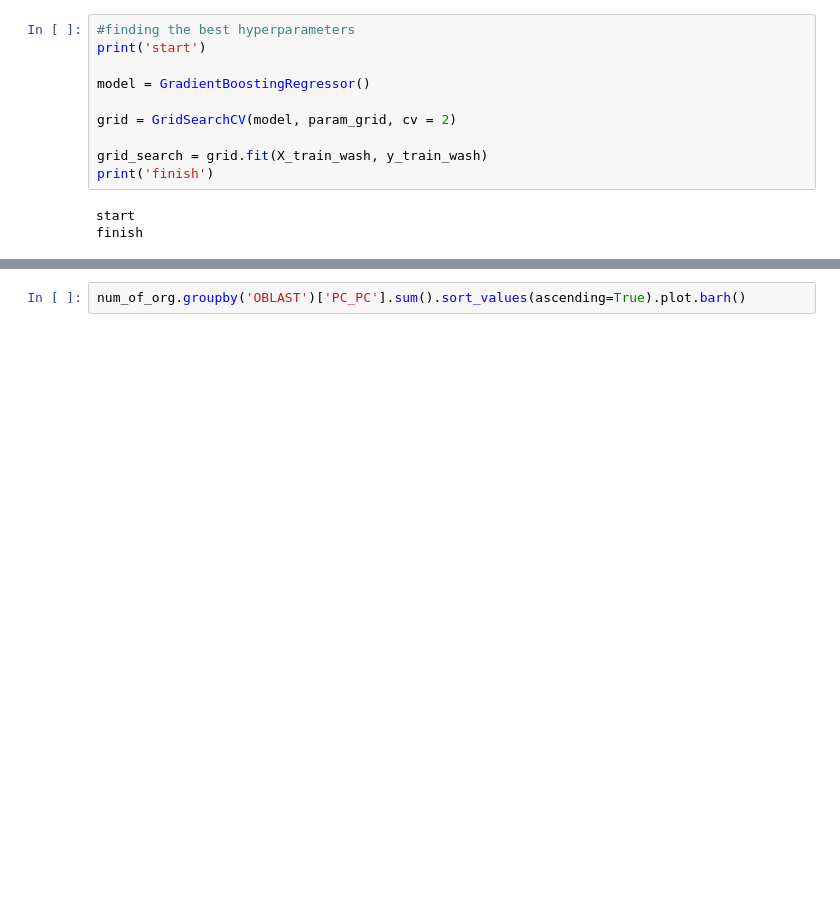
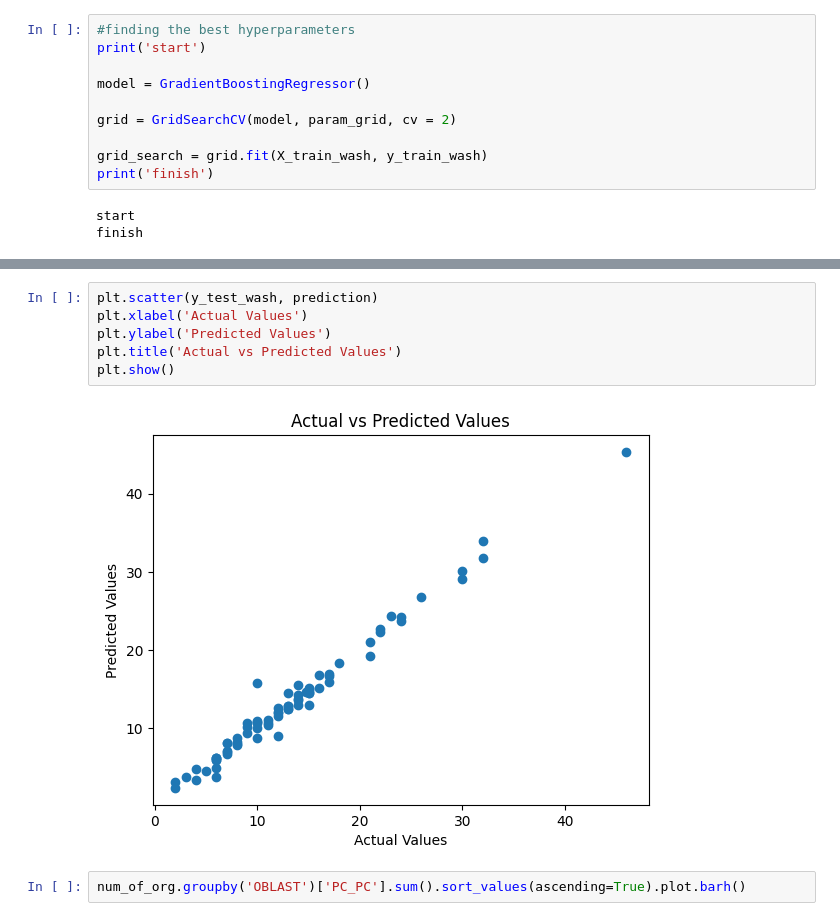
Before and after one commit to reo113/GuideHouse_Project, a Jupyter notebook: guidehouse.ipynb, the cells around one changed output, grey strips where cells are left out. Drawn from its saved outputs; the diff is of its cells as text; blank space fills up the shorter version.

```diff
--- a/guidehouse.ipynb
+++ b/guidehouse.ipynb
@@ -872,3 +888,11 @@ The rmse and r2 for wash is:
+# %%
+plt.scatter(y_test_wash, prediction)
+plt.xlabel('Actual Values')
+plt.ylabel('Predicted Values')
+plt.title('Actual vs Predicted Values')
+plt.show()
+# %% [output]
+[figure, added]
 # %%
 num_of_org.groupby('OBLAST')['PC_PC'].sum().sort_values(ascending=True).plot.barh()
 # %% [output]
```
Also changed, not shown: parts of 13 cells of this notebook.
